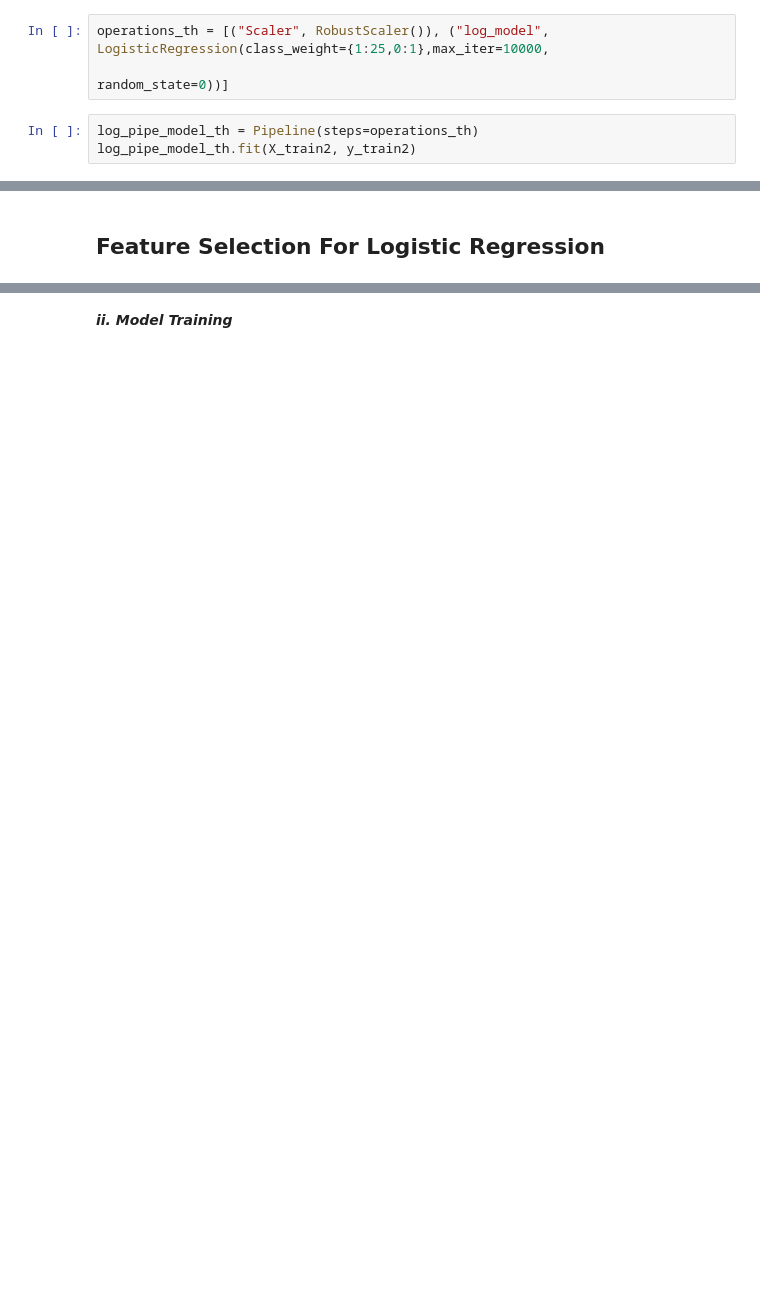
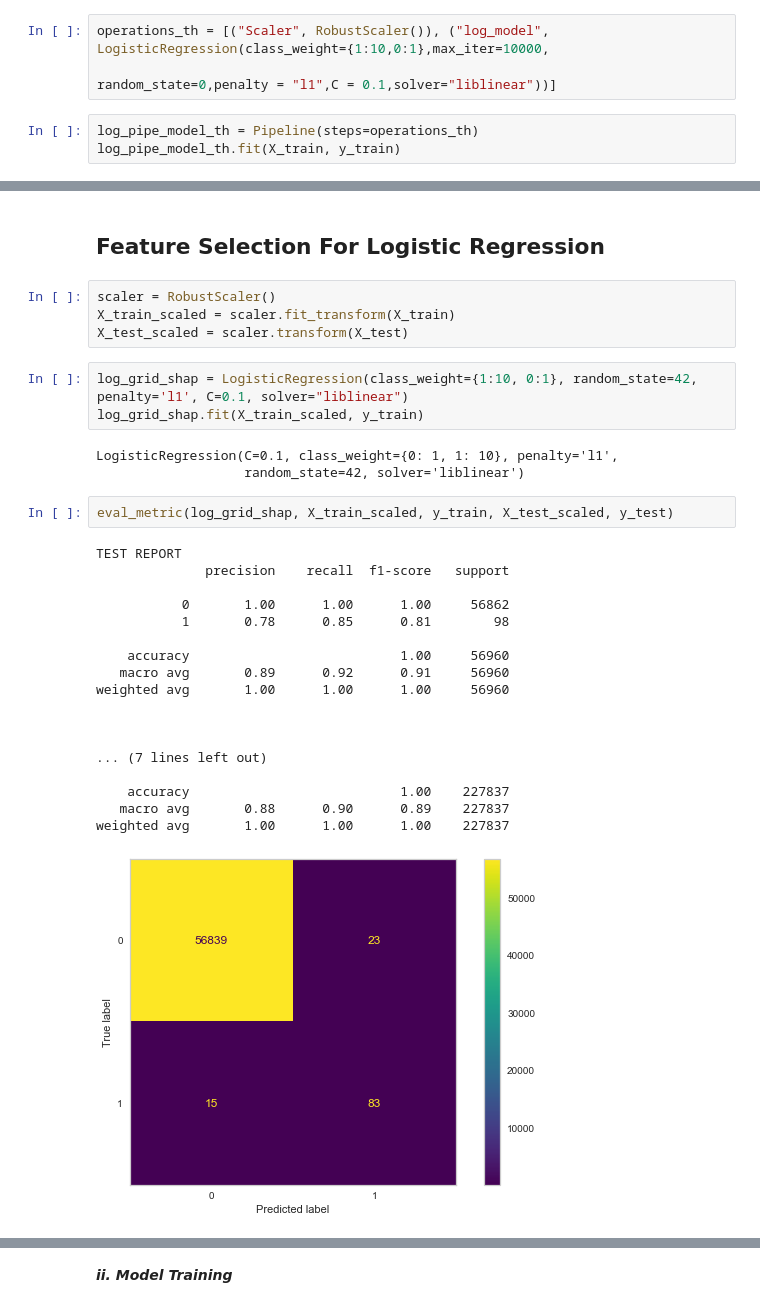
Before and after one commit to B-dogan/Credit-Card-Fraud-Detection-Project-, a Jupyter notebook: Fraud_Detection_Student_V3.ipynb, the cells around one changed output, grey strips where cells are left out. Cells and saved outputs as stored; diff of their text form; blank space fills up the shorter version.

```diff
--- a/Fraud_Detection_Student_V3.ipynb
+++ b/Fraud_Detection_Student_V3.ipynb
@@ -1126,11 +940,11 @@ viz.score_
 # %% [markdown]
 ## Finding Best Threshold for max recall score (grid-search'ten aldığımız parametrelerle yeni bir model tanımlayarak bunu yapacağız.)
 # %%
-operations_th = [("Scaler", RobustScaler()), ("log_model", LogisticRegression(class_weight={1:25,0:1},max_iter=10000,
-                                                                          random_state=0))]
+operations_th = [("Scaler", RobustScaler()), ("log_model", LogisticRegression(class_weight={1:10,0:1},max_iter=10000,
+                                                                          random_state=0,penalty = "l1",C = 0.1,solver="liblinear"))]
 # %%
 log_pipe_model_th = Pipeline(steps=operations_th)
-log_pipe_model_th.fit(X_train2, y_train2)
+log_pipe_model_th.fit(X_train, y_train)
 # %% [output]
 Pipeline(steps=[('Scaler', RobustScaler()),
                 ('log_model',
@@ -1175,2 +1001,33 @@ ValueError: X has 29 features, but RobustScaler is expecting 14 features as inpu
 # %% [markdown]
 ## Feature Selection For Logistic Regression
+# %%
+scaler = RobustScaler()
+X_train_scaled = scaler.fit_transform(X_train)
+X_test_scaled = scaler.transform(X_test)
+# %%
+log_grid_shap = LogisticRegression(class_weight={1:10, 0:1}, random_state=42, penalty='l1', C=0.1, solver="liblinear")
+log_grid_shap.fit(X_train_scaled, y_train)
+# %% [output]
+LogisticRegression(C=0.1, class_weight={0: 1, 1: 10}, penalty='l1',
+                   random_state=42, solver='liblinear')
+# %%
+eval_metric(log_grid_shap, X_train_scaled, y_train, X_test_scaled, y_test)
+# %% [output]
+TEST REPORT
+              precision    recall  f1-score   support
+
+           0       1.00      1.00      1.00     56862
+           1       0.78      0.85      0.81        98
+
+    accuracy                           1.00     56960
+   macro avg       0.89      0.92      0.91     56960
+weighted avg       1.00      1.00      1.00     56960
+
+
+
+... (7 lines left out)
+
+    accuracy                           1.00    227837
+   macro avg       0.88      0.90      0.89    227837
+weighted avg       1.00      1.00      1.00    227837
+[figure, added]
```
Also changed, not shown: parts of 75 cells of this notebook.
